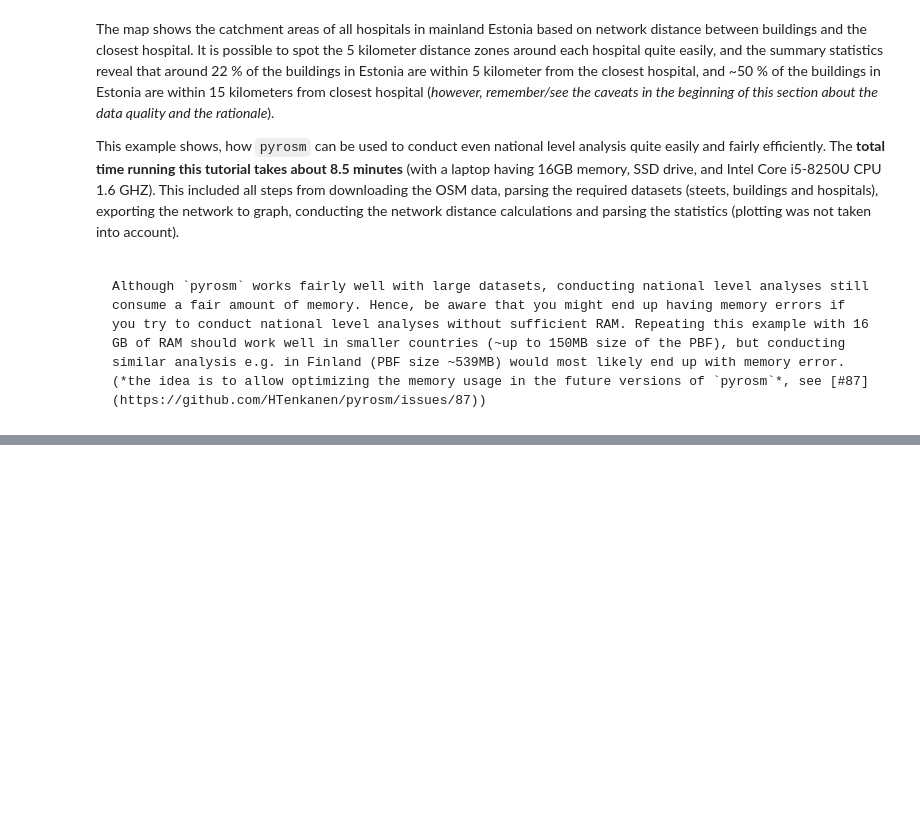
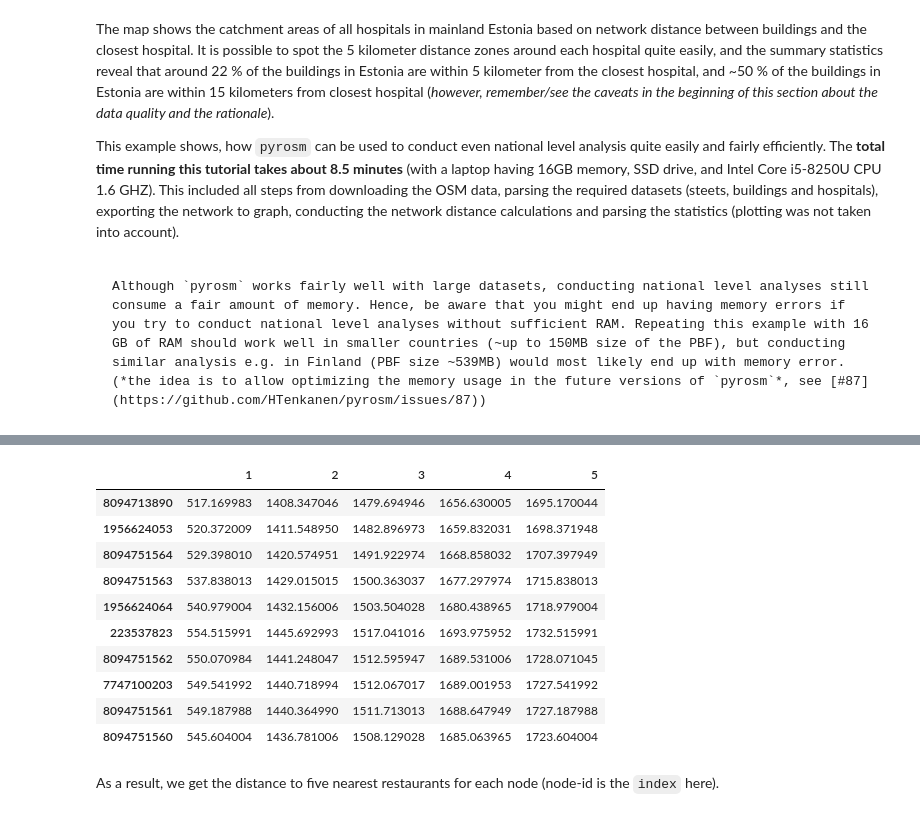
Before and after one commit to pyrosm/pyrosm, a Jupyter notebook: docs/graphs.ipynb, the cells around one changed output, grey strips where cells are left out. Cells and saved outputs as stored; diff of their text form; code cells hidden in the pictures; blank space fills up the shorter version.

```diff
--- a/docs/graphs.ipynb
+++ b/docs/graphs.ipynb
@@ -334,0 +342,9 @@ Although `pyrosm` works fairly well with large datasets, conducting national lev
+# %%
+from pyrosm import OSM, get_data
+import numpy as np
+import matplotlib.pyplot as plt
+osm = OSM(get_data("helsinki"))
+nodes, edges = osm.get_network(network_type="driving", nodes=True)
+restaurants = osm.get_pois(custom_filter={"amenity": ["restaurant"]})
+# %%
+G = osm.to_graph(nodes, edges, graph_type="pandana")
@@ -334,0 +369,18 @@ Although `pyrosm` works fairly well with large datasets, conducting national lev
+# %%
+# For each node in the network find distances to 5 closest restaurants (up to 2000 meters)
+nearest_five = G.nearest_pois(2000, "restaurants", num_pois=5)
+nearest_five.tail(10)
+# %% [output]
+|  | 1 | 2 | 3 | 4 | 5 |
+| 8094713890 | 517.169983 | 1408.347046 | 1479.694946 | 1656.630005 | 1695.170044 |
+| 1956624053 | 520.372009 | 1411.548950 | 1482.896973 | 1659.832031 | 1698.371948 |
+| 8094751564 | 529.398010 | 1420.574951 | 1491.922974 | 1668.858032 | 1707.397949 |
+| 8094751563 | 537.838013 | 1429.015015 | 1500.363037 | 1677.297974 | 1715.838013 |
+| 1956624064 | 540.979004 | 1432.156006 | 1503.504028 | 1680.438965 | 1718.979004 |
+| 223537823 | 554.515991 | 1445.692993 | 1517.041016 | 1693.975952 | 1732.515991 |
+| 8094751562 | 550.070984 | 1441.248047 | 1512.595947 | 1689.531006 | 1728.071045 |
+| 7747100203 | 549.541992 | 1440.718994 | 1512.067017 | 1689.001953 | 1727.541992 |
+| 8094751561 | 549.187988 | 1440.364990 | 1511.713013 | 1688.647949 | 1727.187988 |
+| 8094751560 | 545.604004 | 1436.781006 | 1508.129028 | 1685.063965 | 1723.604004 |
+# %% [markdown]
+As a result, we get the distance to five nearest restaurants for each node (node-id is the `index` here).
```
Also changed, not shown: parts of 22 cells of this notebook.
